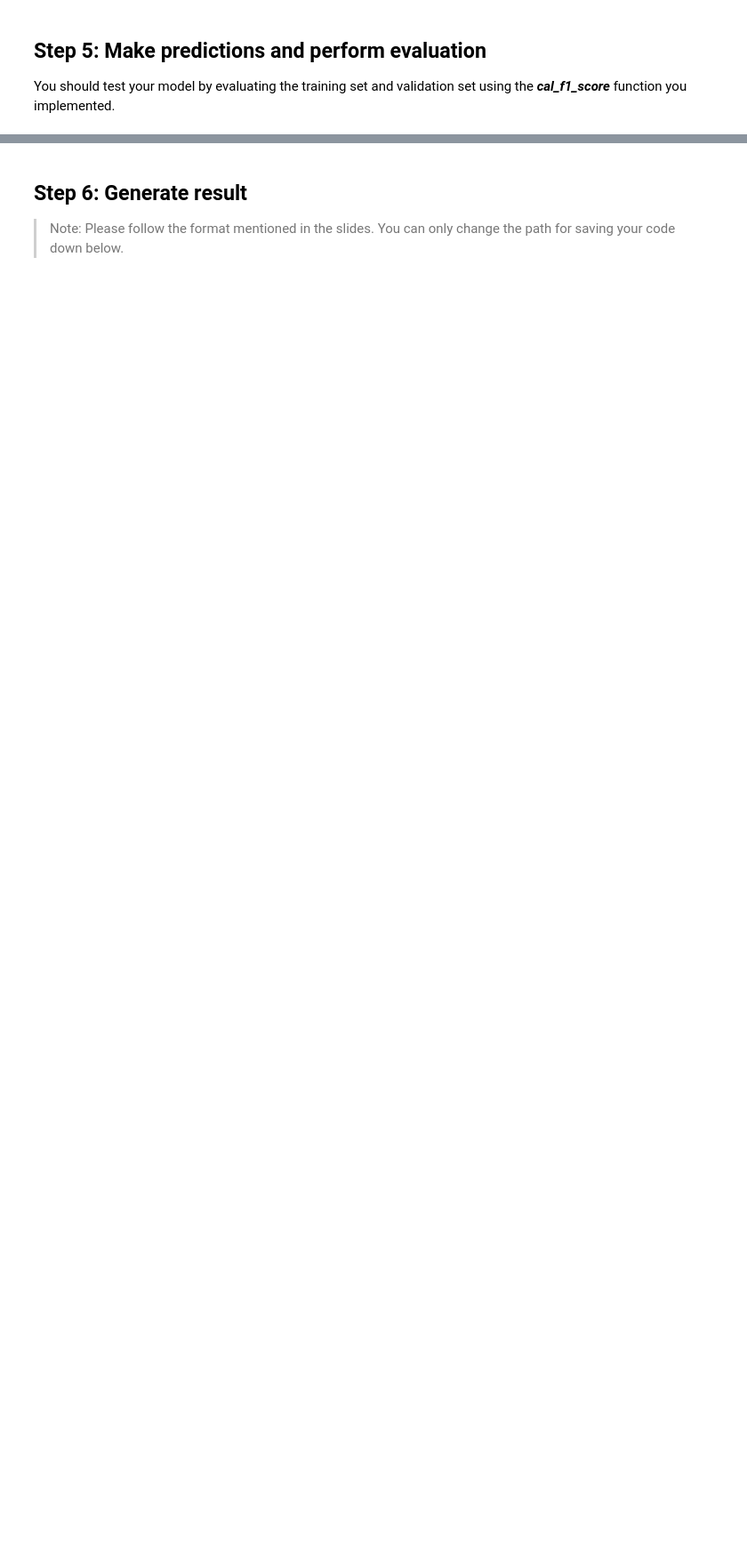
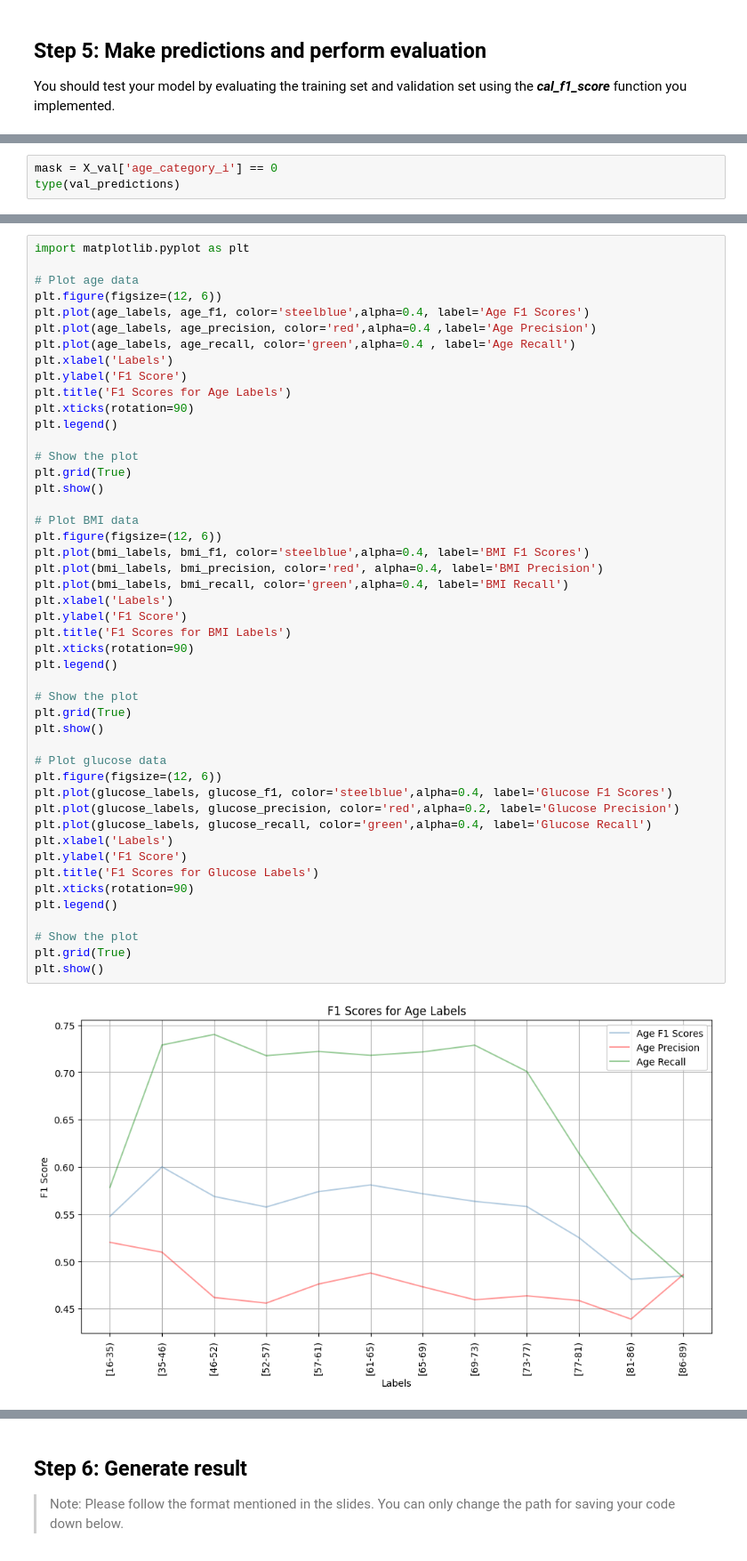
Before and after one commit to ZiJun0502/ML2023-HW, a Jupyter notebook: HW2/hw2_template.ipynb, the cells around one changed output, grey strips where cells are left out. Shown at 89% size. Saved outputs shown, nothing was run; the diff lists cells and outputs as text; blank space fills up the shorter version.

```diff
--- a/HW2/hw2_template.ipynb
+++ b/HW2/hw2_template.ipynb
@@ -615,0 +707,3 @@ You should test your model by evaluating the training set and validation set usi
+# %%
+mask = X_val['age_category_i'] == 0
+type(val_predictions)
@@ -615,0 +759,49 @@ You should test your model by evaluating the training set and validation set usi
+# %%
+import matplotlib.pyplot as plt
+
+# Plot age data
+plt.figure(figsize=(12, 6))
+plt.plot(age_labels, age_f1, color='steelblue',alpha=0.4, label='Age F1 Scores')
+plt.plot(age_labels, age_precision, color='red',alpha=0.4 ,label='Age Precision')
+plt.plot(age_labels, age_recall, color='green',alpha=0.4 , label='Age Recall')
+plt.xlabel('Labels')
+plt.ylabel('F1 Score')
+plt.title('F1 Scores for Age Labels')
+plt.xticks(rotation=90)
+plt.legend()
+
+# Show the plot
+plt.grid(True)
+plt.show()
+
+# Plot BMI data
+plt.figure(figsize=(12, 6))
+plt.plot(bmi_labels, bmi_f1, color='steelblue',alpha=0.4, label='BMI F1 Scores')
+plt.plot(bmi_labels, bmi_precision, color='red', alpha=0.4, label='BMI Precision')
+plt.plot(bmi_labels, bmi_recall, color='green',alpha=0.4, label='BMI Recall')
+plt.xlabel('Labels')
+plt.ylabel('F1 Score')
+plt.title('F1 Scores for BMI Labels')
+plt.xticks(rotation=90)
+plt.legend()
+
+# Show the plot
+plt.grid(True)
+plt.show()
+
+# Plot glucose data
+plt.figure(figsize=(12, 6))
+plt.plot(glucose_labels, glucose_f1, color='steelblue',alpha=0.4, label='Glucose F1 Scores')
+plt.plot(glucose_labels, glucose_precision, color='red',alpha=0.2, label='Glucose Precision')
+plt.plot(glucose_labels, glucose_recall, color='green',alpha=0.4, label='Glucose Recall')
+plt.xlabel('Labels')
+plt.ylabel('F1 Score')
+plt.title('F1 Scores for Glucose Labels')
+plt.xticks(rotation=90)
+plt.legend()
+
+# Show the plot
+plt.grid(True)
+plt.show()
+# %% [output]
+[figure, added]
```
Also changed, not shown: parts of 26 cells of this notebook, 5 other files.
